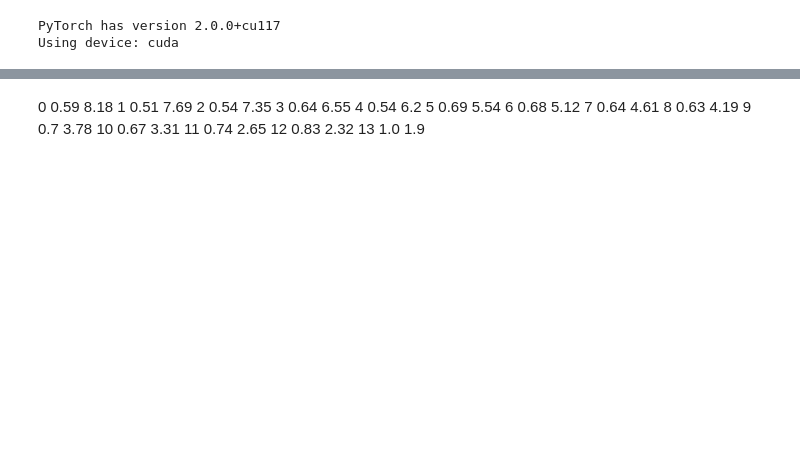
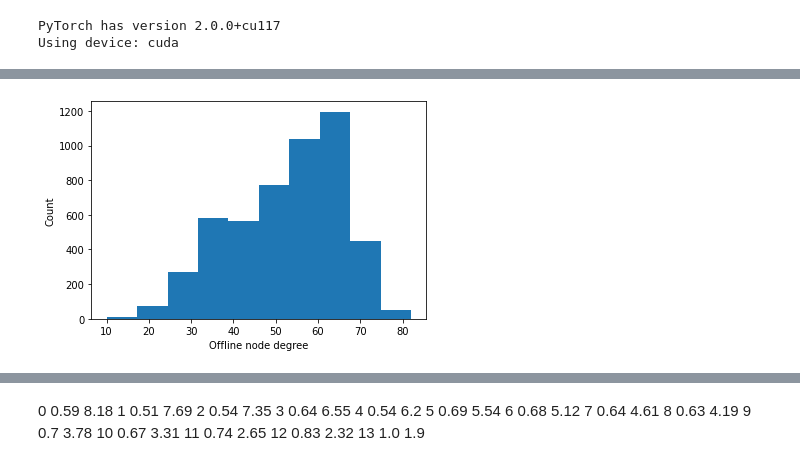
Before and after one commit to anders-wikum/GNN-OBM, a Jupyter notebook: OBM_GNN.ipynb, the cells around one changed output, grey strips where cells are left out. Drawn from its saved outputs; the diff is of its cells as text; code cells hidden in the pictures; blank space fills up the shorter version.

```diff
--- a/OBM_GNN.ipynb
+++ b/OBM_GNN.ipynb
@@ -28,9 +30,9 @@ args = {
     'batch_size':        32,
     'node_feature_dim':  4,
     'edge_feature_dim':  1,
-    'graph_feature_dim': 2,
+    'graph_feature_dim': 1,
     'hidden_dim':        64,
-    'dropout':           0.5,
+    'dropout':           0.35,
     'epochs':            50,
     'opt':               'adam',
     'opt_scheduler':     'none',
@@ -68,17 +70,17 @@ class Dataset(InMemoryDataset):
 
 train_dataset = Dataset(
     [
-        *gg.generate_examples(train_num, m, n, [0.8] * m, args.head, **er_config),
-        *gg.generate_examples(train_num, m, n, [0.8] * m, args.head, **ba_config),
-        *gg.generate_examples(2 * train_num, m, n, [0.8] * m, args.head, **geom_config)
+        *gg.generate_examples(train_num, 10, 6, np.random.uniform(0.5, 1, m), args.head, **er_config),
+        *gg.generate_examples(train_num, 10, 6, np.random.uniform(0.5, 1, m), args.head, **ba_config),
+        *gg.generate_examples(2 * train_num, 10, 6, np.random.uniform(0.5, 1, m), args.head, **geom_config),
     ]
 )
 
 test_dataset = Dataset(
     [
-        *gg.generate_examples(test_num, m, n, [0.8] * m, args.head, **er_config),
-        *gg.generate_examples(test_num, m, n, [0.8] * m, args.head, **ba_config),
-        *gg.generate_examples(2 * test_num, m, n, [0.8] * m, args.head, **geom_config),
+        *gg.generate_examples(test_num, 10, 6, np.random.uniform(0.5, 1, m), args.head, **er_config),
+        *gg.generate_examples(test_num, 10, 6, np.random.uniform(0.5, 1, m), args.head, **ba_config),
+        *gg.generate_examples(2 * test_num, 10, 6, np.random.uniform(0.5, 1, m), args.head, **geom_config)
     ]
 )
 
@@ -86,15 +88,15 @@ train_loader = DataLoader(
     train_dataset,
     batch_size=args.batch_size,
     shuffle=True,
-    num_workers=8
+    num_workers=16
 )
 
 test_loader = DataLoader(
     test_dataset,
     batch_size=args.batch_size,
     shuffle=True,
-    num_workers=8
+    num_workers=16
 )
 # %%
-_, _, trained_model, _ = train(train_loader, test_loader, args)
+train_losses, test_losses, trained_model, _ = train(train_loader, test_loader, args)
 # %% [output]
@@ -272,10 +415,15 @@ Greedy competitive ratio: 0.9907666791132301 ± 0.0010801667210679092
 # %%
 
 
-def edge_weight_dist(config):
+def edge_weight_dist(m ,n, num, config, degree):
   weights = []
-  for _ in range(100):
-    weight = gg.sample_bipartite_graph(8, 8, **config)
-    weight[weight>0] = 1
-    weights.append(weight.sum(axis=0))
+  for _ in range(num):
+    weight = gg.sample_bipartite_graph(m, n, **config)
+    if degree:
+      weight[weight>0] = 1
+      weights.append(weight.sum(axis=0))
+    else:
+      weight = weight.flatten()
+      weight = weight[weight > 0]
+      weights.extend(weight)
   return np.array(weights)
@@ -288,0 +468,9 @@ edge_weight_dist(config).mean(axis=0)
+# %%
+degrees = edge_weight_dist(500, 100, 50, graph_configs[0], True)
+# %%
+plt.hist(degrees.flatten())
+plt.xlabel('Offline node degree')
+plt.ylabel('Count')
+plt.show()
+# %% [output]
+[figure, added]
```
Also changed, not shown: parts of 11 cells of this notebook, 4 other files.
